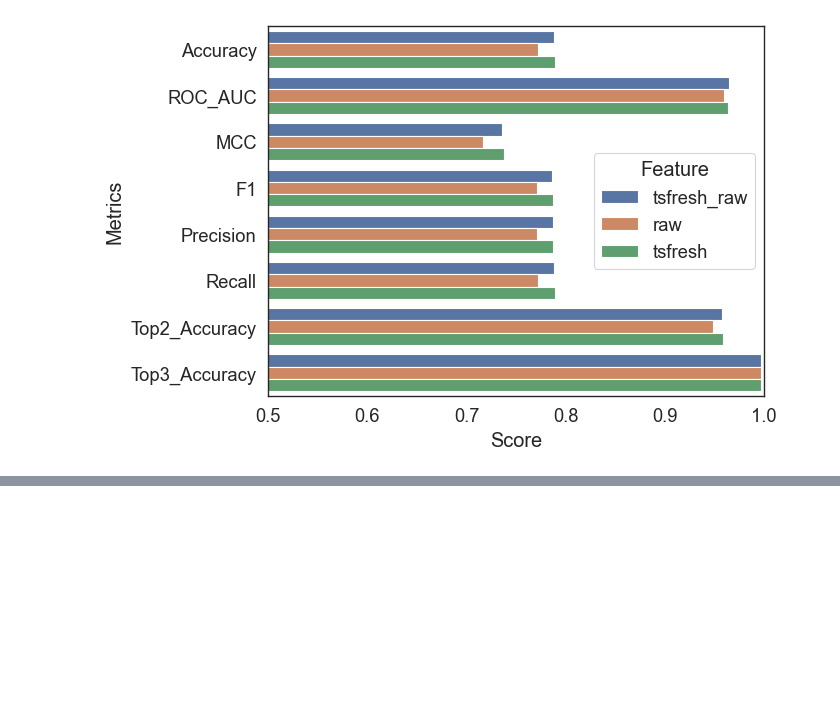
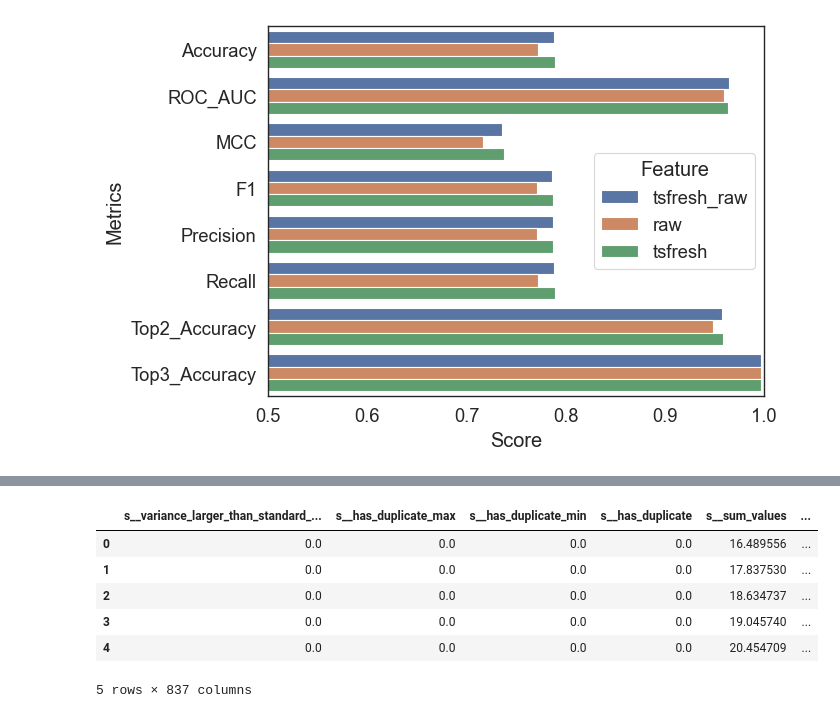
Before and after one commit to tom832/Classification_of_Substrate_Orders_in_Reaction_Kinetics, a Jupyter notebook: ag_result_analysis.ipynb, the cells around one changed output, grey strips where cells are left out. Cells and saved outputs as stored; diff of their text form; code cells hidden in the pictures; blank space fills up the shorter version.

```diff
--- a/ag_result_analysis.ipynb
+++ b/ag_result_analysis.ipynb
@@ -695,0 +698,41 @@ fig.set_xlim(0.5, 1)
+# %%
+class_list = [
+    'zero',
+    'mm_1',
+    'mm_1_out',
+    'first',
+    'mm_2',
+    'second',
+]
+class_num = len(class_list)
+ag_model_root = './AutogluonModels/'
+sp_mode = 's'
+ag_train_quality = 'best_quality'
+hours = 3.0
+label_col = 'class'
+random_seed = 29
+
+# load test data
+test_tsfresh_data = pd.read_csv(os.path.join(f'data/', f'{str(class_num)}_class', 'test_tsfresh_feat.csv'))
+test_raw_data = pd.read_csv(os.path.join(f'data/', f'{str(class_num)}_class', 'test.csv'))
+if sp_mode == 's':
+    test_tsfresh_data.drop(columns=[c for c in test_tsfresh_data.columns if c.startswith('p')], inplace=True)
+    test_raw_data.drop(columns=[c for c in test_raw_data.columns if c.startswith('p')], inplace=True)
+elif sp_mode == 'p':
+    test_tsfresh_data.drop(columns=[c for c in test_tsfresh_data.columns if c.startswith('s')], inplace=True)
+    test_raw_data.drop(columns=[c for c in test_raw_data.columns if c.startswith('s')], inplace=True)
+
+test_raw_data.drop(columns=['class'], inplace=True)
+test_merge_data = pd.merge(test_tsfresh_data, test_raw_data, on='id')
+test_merge_data.replace([np.inf, -np.inf], np.nan, inplace=True)
+y_test = test_merge_data[label_col]
+test_merge_data_nolabel = test_merge_data.drop(columns=[label_col])  # delete label column
+test_merge_data_nolabel.head()
+# %% [output]
+|  | s__variance_larger_than_standard_... | s__has_duplicate_max | s__has_duplicate_min | s__has_duplicate | s__sum_values | ... |
+| 0 | 0.0 | 0.0 | 0.0 | 0.0 | 16.489556 | ... |
+| 1 | 0.0 | 0.0 | 0.0 | 0.0 | 17.837530 | ... |
+| 2 | 0.0 | 0.0 | 0.0 | 0.0 | 18.634737 | ... |
+| 3 | 0.0 | 0.0 | 0.0 | 0.0 | 19.045740 | ... |
+| 4 | 0.0 | 0.0 | 0.0 | 0.0 | 20.454709 | ... |
+5 rows × 837 columns
```
Also changed, not shown: parts of 6 cells of this notebook.
